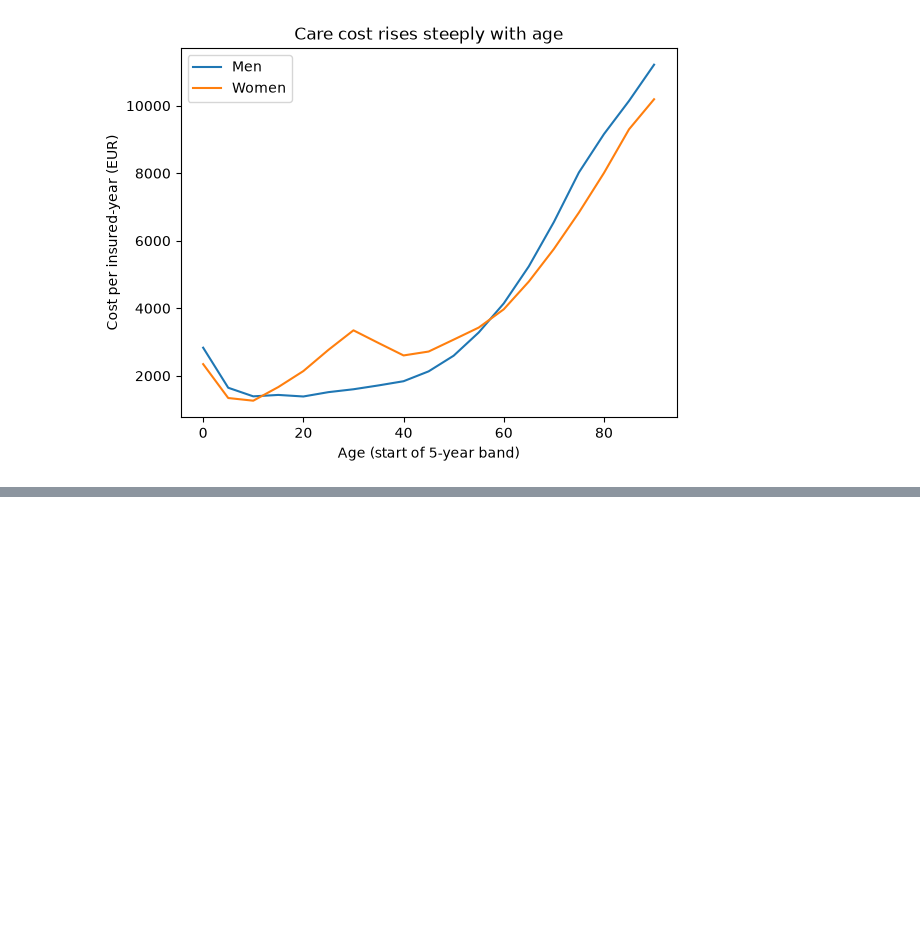
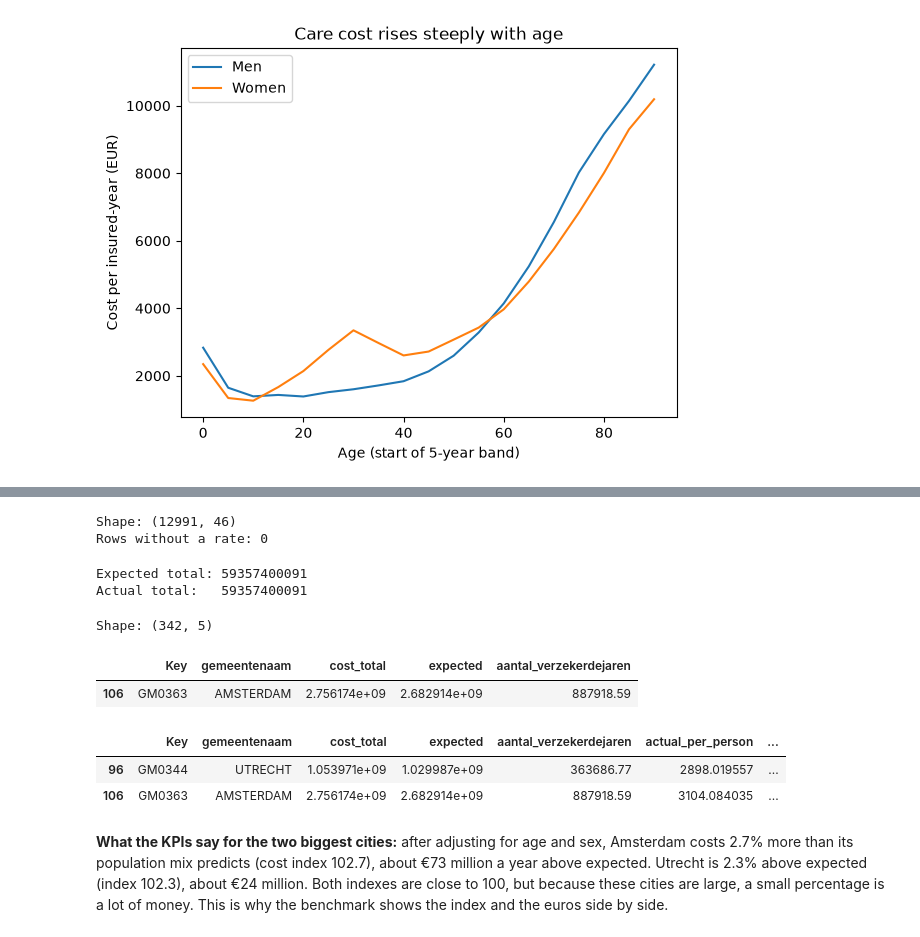
Before and after one commit to FaraRahimi/health-cost-benchmark, a Jupyter notebook: notebooks/03_analyse.ipynb, the cells around one changed output, grey strips where cells are left out. Cells and saved outputs as stored; diff of their text form; code cells hidden in the pictures; blank space fills up the shorter version.

Commit message:
Analyse step 2a-2d: expected cost, cost index and excess per town

```diff
--- a/notebooks/03_analyse.ipynb
+++ b/notebooks/03_analyse.ipynb
@@ -58,0 +61,62 @@ plt.show()
+# %%
+# Adding the rate column (the national average cost per insured-year for each sex and age group) from rates_flat to the Vektis table, matched on geslacht and age_from
+# Give every Vektis row the national rate of its own sex and age group
+# Take only the 2 key columns and the rate from rates_flat, so no _x/_y columns appear
+vektis_rated = pd.merge(vektis, rates_flat[["geslacht", "age_from", "rate"]], on=["geslacht", "age_from"], how="left")
+# %%
+# Check: still 12,991 rows (one new column, rate) and no row without a rate
+print("Shape:", vektis_rated.shape)
+print("Rows without a rate:", vektis_rated["rate"].isna().sum())
+assert len(vektis_rated) == 12991
+assert vektis_rated["rate"].notna().all()
+# %% [output]
+Shape: (12991, 46)
+Rows without a rate: 0
+# %%
+# Expected cost per row: insured-years x national rate of that sex and age group
+vektis_rated["expected"] = vektis_rated["aantal_verzekerdejaren"] * vektis_rated["rate"]
+# %%
+# Check: national expected cost must equal national actual cost (rates came from the same data)
+print("Expected total:", round(vektis_rated["expected"].sum()))
+print("Actual total:  ", round(vektis_rated["cost_total"].sum()))
+
+# The rates were made from this same data (national cost ÷ national insured-years per group). Multiplying back by the same insured-years and adding everything up gives the same total. If they differed, the merge in 2a would be wrong.
+# %% [output]
+Expected total: 59357400091
+Actual total:   59357400091
+# %%
+# One row per town: add up actual cost, expected cost and insured-years over all sex and age groups
+vektis_town = vektis_rated.groupby(["Key", "gemeentenaam"])[["cost_total", "expected", "aantal_verzekerdejaren"]].sum().reset_index()
+# %%
+# Check: 342 towns, 5 columns; look at Amsterdam
+print("Shape:", vektis_town.shape)
+assert len(vektis_town) == 342
+vektis_town[vektis_town["Key"] == "GM0363"]
+# %% [output]
+Shape: (342, 5)
+|  | Key | gemeentenaam | cost_total | expected | aantal_verzekerdejaren |
+| 106 | GM0363 | AMSTERDAM | 2.756174e+09 | 2.682914e+09 | 887918.59 |
+# %%
+# KPIs per town
+# Per person: divide each total by the town's insured-years
+
+# actual_per_person: what one insured-year really cost in this town
+vektis_town["actual_per_person"] = vektis_town["cost_total"] / vektis_town["aantal_verzekerdejaren"]
+
+# expected_per_person: what it would cost at the national rates
+vektis_town["expected_per_person"] = vektis_town["expected"] / vektis_town["aantal_verzekerdejaren"]
+
+# cost_index: actual ÷ expected × 100. The headline KPI
+vektis_town["cost_index"] = vektis_town["cost_total"] / vektis_town["expected"] * 100
+
+# excess: actual − expected, in euros: how much money the gap is
+vektis_town["excess"] = vektis_town["cost_total"] - vektis_town["expected"]
+# %%
+# Check: Amsterdam (GM0363) and Utrecht (GM0344)
+vektis_town[vektis_town["Key"].isin(["GM0363", "GM0344"])]
+# %% [output]
+|  | Key | gemeentenaam | cost_total | expected | aantal_verzekerdejaren | actual_per_person | ... |
+| 96 | GM0344 | UTRECHT | 1.053971e+09 | 1.029987e+09 | 363686.77 | 2898.019557 | ... |
+| 106 | GM0363 | AMSTERDAM | 2.756174e+09 | 2.682914e+09 | 887918.59 | 3104.084035 | ... |
+# %% [markdown]
+**What the KPIs say for the two biggest cities:** after adjusting for age and sex, Amsterdam costs 2.7% more than its population mix predicts (cost index 102.7), about €73 million a year above expected. Utrecht is 2.3% above expected (index 102.3), about €24 million. Both indexes are close to 100, but because these cities are large, a small percentage is a lot of money. This is why the benchmark shows the index and the euros side by side.
```
Also changed, not shown: parts of 6 cells of this notebook.
